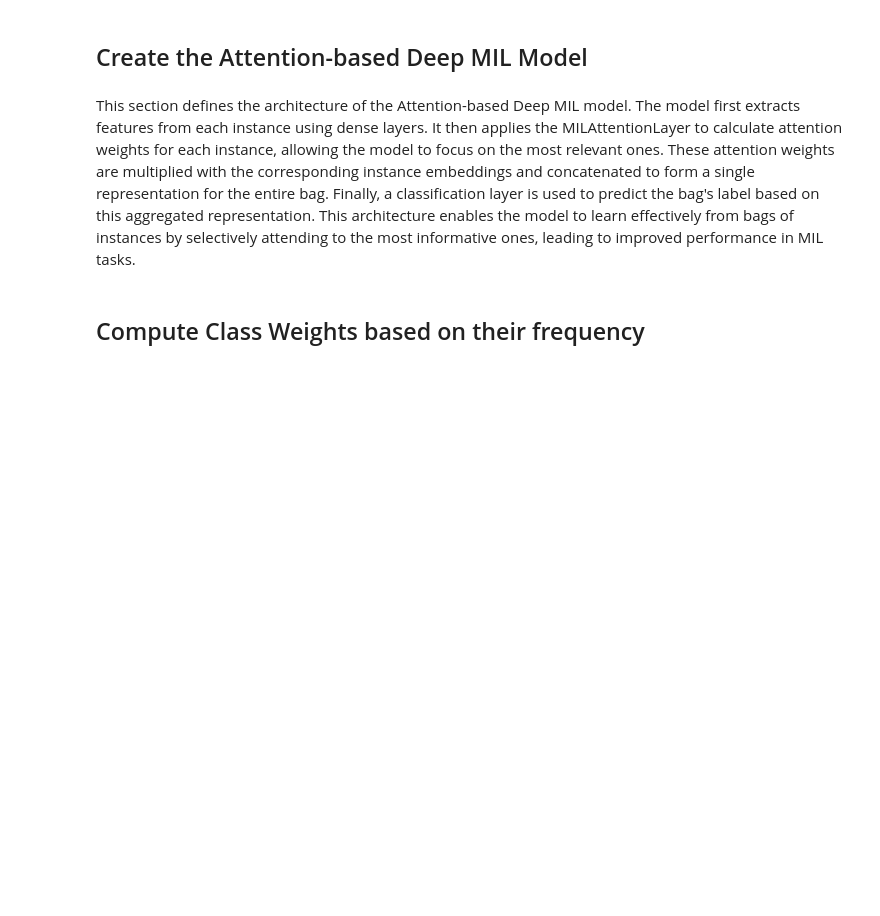
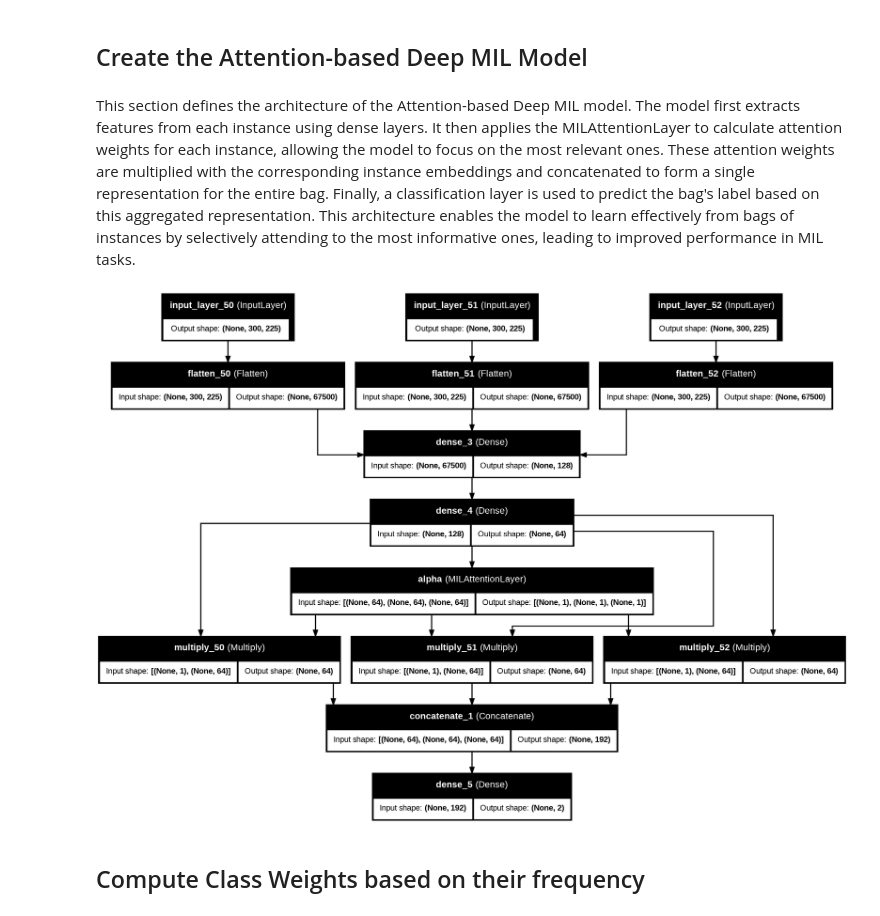
Before and after one commit to pleleGit/SatSenseAI, a Jupyter notebook: training/AttentionBasedDeepMIL/AttentionBasedDeepMIL.ipynb, the cells around one changed output. Cells and saved outputs as stored; diff of their text form; code cells hidden in the pictures; blank space fills up the shorter version.

```diff
--- a/training/AttentionBasedDeepMIL/AttentionBasedDeepMIL.ipynb
+++ b/training/AttentionBasedDeepMIL/AttentionBasedDeepMIL.ipynb
@@ -240,7 +274,7 @@ class MILAttentionLayer(layers.Layer):
 # %% [markdown]
 This section defines the architecture of the Attention-based Deep MIL model. The model first extracts features from each instance using dense layers. It then applies the MILAttentionLayer to calculate attention weights for each instance, allowing the model to focus on the most relevant ones. These attention weights are multiplied with the corresponding instance embeddings and concatenated to form a single representation for the entire bag. Finally, a classification layer is used to predict the bag's label based on this aggregated representation. This architecture enables the model to learn effectively from bags of instances by selectively attending to the most informative ones, leading to improved performance in MIL tasks.
 # %%
-def create_model(instance_shape):
+def create_model(instance_shape, instances_count=50):
     # Extract features from inputs.
     inputs, embeddings = [], []
     dense_layer_1 = layers.Dense(128, activation="relu", kernel_regularizer=keras.regularizers.L2(0.02))
@@ -268,6 +302,11 @@ def create_model(instance_shape):
     # Classification output node.
     output = layers.Dense(2, activation="softmax")(concat)
     return keras.Model(inputs, output)
+# %%
+model = create_model(train_bags[0][0].shape, 3)  # use only 3 instances for visualisation purposes
+keras.utils.plot_model(model, to_file='model_plot.png', show_shapes=True, show_layer_names=True)
+# %% [output]
+[figure, added]
 # %% [markdown]
 ## Compute Class Weights based on their frequency
 # %% [markdown]
```
Also changed, not shown: parts of 2 cells of this notebook.
